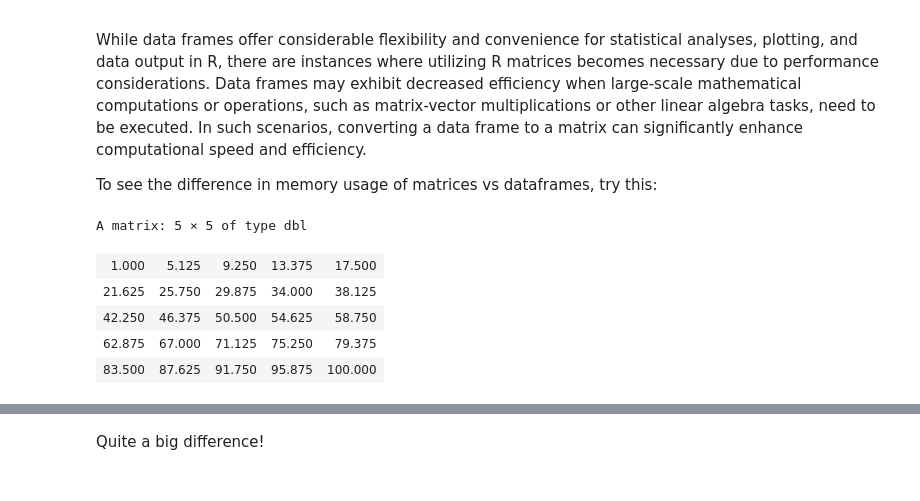
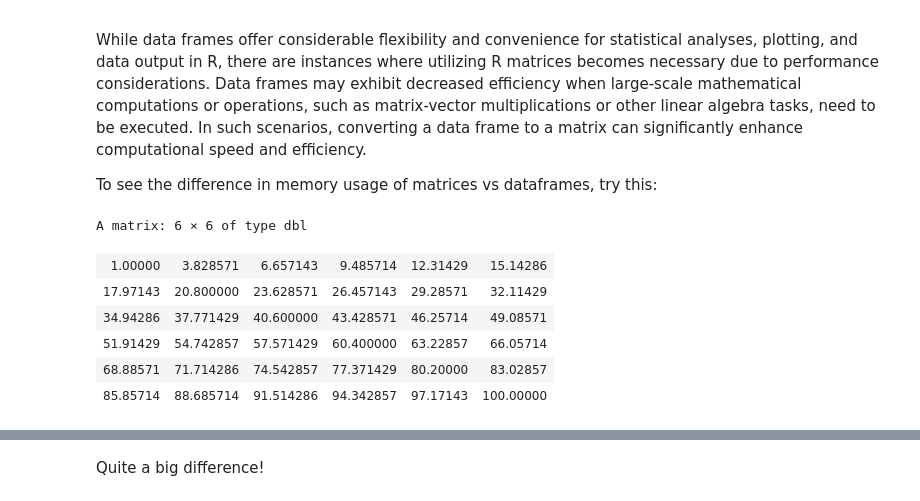
Before and after one commit to nedchen2/StartYourRJourney, a Jupyter notebook: content/02-R-start.ipynb, the cells around one changed output, grey strips where cells are left out. Saved outputs shown, nothing was run; the diff lists cells and outputs as text; code cells hidden in the pictures.

```diff
--- a/content/02-R-start.ipynb
+++ b/content/02-R-start.ipynb
@@ -198,6 +262,6 @@ A matrix: 5 × 5 of type dbl
 # %% [markdown]
 you can order the elements of a matrix by row instead of column (default).
 # %%
-my.mat1 <- matrix(seq(from = 1,to = 100,length.out = 25), 5, 5, byrow=TRUE)
+my.mat1 <- matrix(seq(from = 1,to = 100,length.out = 36), 6, 6, byrow=TRUE) # have a close look at the element order within the matrix above and below.
 my.mat1
 # %% [output]
@@ -243,0 +320,4 @@ That is, inserting a string in one location converted all the elements of the ma
+# %%
+column_to_add = c("A","B","C","D","E","F")
+# %%
+my.mat1 <- matrix(seq(from = 1,to = 100,length.out = 36), 6, 6, byrow=TRUE) # Create a matrix
@@ -243,0 +328,2 @@ That is, inserting a string in one location converted all the elements of the ma
+# %%
+my.mat2 = cbind(my.mat1, column_to_add) # cbind means Take a sequence of vector, matrix or data-frame arguments and combine by columns. Try rbind() for combine by rows.
@@ -461,15 +571,16 @@ While data frames offer considerable flexibility and convenience for statistical
 
 To see the difference in memory usage of matrices vs dataframes, try this:
 # %%
-my.mat1 <- matrix(seq(from = 1,to = 100,length.out = 25), 5, 5, byrow=TRUE)
+my.mat1 <- matrix(seq(from = 1,to = 100,length.out = 36), 6, 6, byrow=TRUE)
 my.mat1 # Again, create one matrix
 # %% [output]
-A matrix: 5 × 5 of type dbl
+A matrix: 6 × 6 of type dbl
-| 1.000 | 5.125 | 9.250 | 13.375 | 17.500 |
-| 21.625 | 25.750 | 29.875 | 34.000 | 38.125 |
-| 42.250 | 46.375 | 50.500 | 54.625 | 58.750 |
-| 62.875 | 67.000 | 71.125 | 75.250 | 79.375 |
-| 83.500 | 87.625 | 91.750 | 95.875 | 100.000 |
+| 1.00000 | 3.828571 | 6.657143 | 9.485714 | 12.31429 | 15.14286 |
+| 17.97143 | 20.800000 | 23.628571 | 26.457143 | 29.28571 | 32.11429 |
+| 34.94286 | 37.771429 | 40.600000 | 43.428571 | 46.25714 | 49.08571 |
+| 51.91429 | 54.742857 | 57.571429 | 60.400000 | 63.22857 | 66.05714 |
+| 68.88571 | 71.714286 | 74.542857 | 77.371429 | 80.20000 | 83.02857 |
+| 85.85714 | 88.685714 | 91.514286 | 94.342857 | 97.17143 | 100.00000 |
 # %%
 my.mat12df = as.data.frame(my.mat1)
 my.mat12df
```
Also changed, not shown: parts of 50 cells of this notebook, 5 other files.
